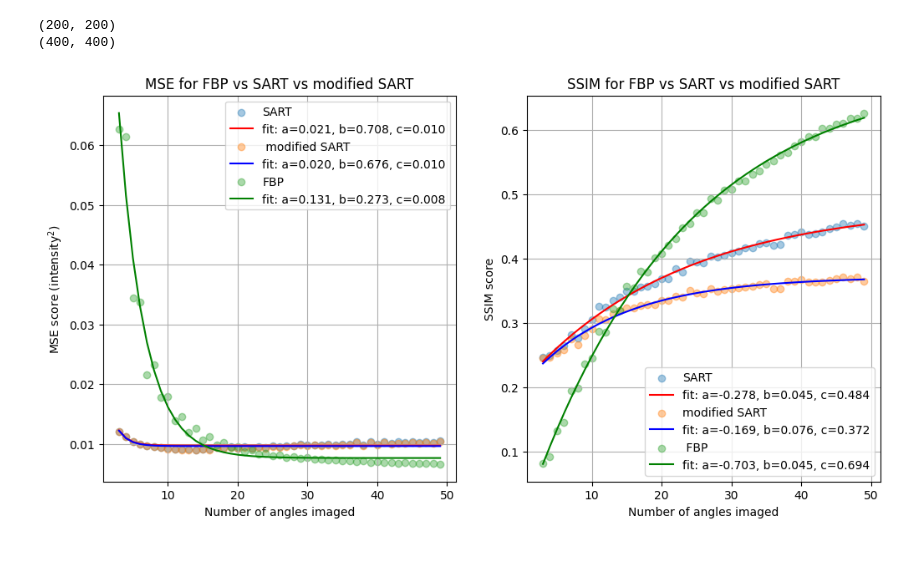
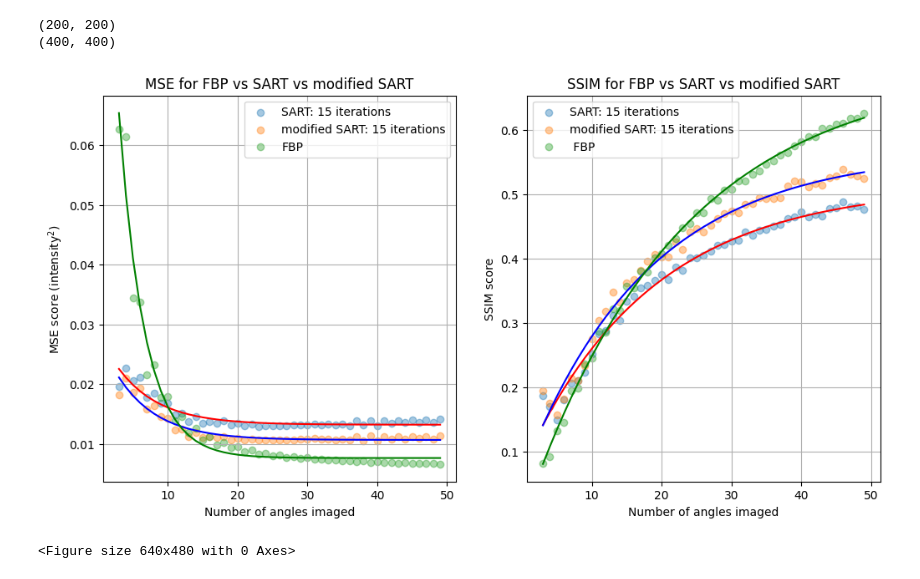
Before and after one commit to msmith693/tomography, a Jupyter notebook: notebook/main_notebook.ipynb, the cells around one changed output. Cells and saved outputs as stored; diff of their text form; code cells hidden in the pictures.

```diff
--- a/torus_simulation.ipynb
+++ b/notebook/main_notebook.ipynb
@@ -427,28 +446,10 @@ print(image.shape)
 # %%
 num_projections = generate_num_projections(10)
 
-
-def calculate_mse(original_image, reconstructed_image):
-    return np.mean((original_image - reconstructed_image) ** 2)
-
-
-def calculate_ssim(original_image, reconstructed_image):
-    return ssim(
-        original_image,
-        reconstructed_image,
-        data_range=original_image.max() - original_image.min(),
-    )  # NOTE: Does data range vary between original and reconstrcted images?
-
-
-# NOTE different images, clean this up
-
-image = torus_image[:, :, 100]
-image = shepp_logan_phantom()
-# downsampling shepp logan phantom image
-image = resize(image, (image.shape[0] // 2, image.shape[1] // 2), anti_aliasing=True)
 image = io.imread("images/cells.tif")[32, :, :]
 # downsampling cells image
 image = resize(image, (image.shape[0] // 2, image.shape[1] // 2), anti_aliasing=True)
+iterations = 15
 
 num_desired_slices = np.arange(3, 50, step=1)
 mse_fbp = []
@@ -462,10 +463,12 @@ for i in num_desired_slices:
     reconstruction_fbp = iradon(sparse_sinogram)
     mse_fbp.append(calculate_mse(image, reconstruction_fbp))
     ssim_fbp.append(calculate_ssim(image, reconstruction_fbp))
-    reconstruction_sart = iradon_sart(sparse_sinogram)
+    reconstruction_sart = iterative_sart(sparse_sinogram, iterations=iterations)
     mse_sart.append(calculate_mse(image, reconstruction_sart))
     ssim_sart.append(calculate_ssim(image, reconstruction_sart))
-    reconstruction_modified_sart = modified_sart_plus_tv(sparse_sinogram, weight=0.01)
+    reconstruction_modified_sart = modified_sart_plus_tv(
+        sparse_sinogram, weight=0.01, iterations=iterations
+    )
     mse_modified_sart.append(calculate_mse(image, reconstruction_modified_sart))
     ssim_modified_sart.append(calculate_ssim(image, reconstruction_modified_sart))
 
@@ -482,25 +485,33 @@ ax1.set_ylabel("MSE score (intensity$^2$)")
 ax1.grid()
 
 # plot SART MSE vals
-ax1.scatter(num_desired_slices, mse_sart, label="SART", alpha=0.4)
+ax1.scatter(
+    num_desired_slices,
+    mse_sart,
+    label="SART: " + str(iterations) + " iterations",
+    alpha=0.4,
+)
 
 popt, pcov = curve_fit(func, num_desired_slices, mse_sart, p0=[1, 0.5, 0])
 ax1.plot(
     num_desired_slices,
     func(num_desired_slices, *popt),
     "r-",
-    label="fit: a=%5.3f, b=%5.3f, c=%5.3f" % tuple(popt),
     color="red",
 )
 
 # plot modified SART MSE vals
-ax1.scatter(num_desired_slices, mse_modified_sart, label=" modified SART", alpha=0.4)
+ax1.scatter(
+    num_desired_slices,
+    mse_modified_sart,
+    label="modified SART: " + str(iterations) + " iterations",
+    alpha=0.4,
+)
 popt, pcov = curve_fit(func, num_desired_slices, mse_modified_sart, p0=[1, 0.5, 0])
 ax1.plot(
     num_desired_slices,
     func(num_desired_slices, *popt),
     "r-",
-    label="fit: a=%5.3f, b=%5.3f, c=%5.3f" % tuple(popt),
     color="blue",
 )
 
@@ -511,7 +522,6 @@ ax1.plot(
     num_desired_slices,
     func(num_desired_slices, *popt),
     "r-",
-    label="fit: a=%5.3f, b=%5.3f, c=%5.3f" % tuple(popt),
     color="green",
 )
 
@@ -521,43 +531,52 @@ ax2.set_ylabel("SSIM score")
 ax2.grid()
 
 # plot SART SSIM vals
-ax2.scatter(num_desired_slices, ssim_sart, label="SART", alpha=0.4)
+ax2.scatter(
+    num_desired_slices,
+    ssim_sart,
+    label="SART: " + str(iterations) + " iterations",
+    alpha=0.4,
+)
 popt, pcov = curve_fit(func, num_desired_slices, ssim_sart, p0=[-1, 0.5, 1])
 ax2.plot(
     num_desired_slices,
     func(num_desired_slices, *popt),
     "r-",
-    label="fit: a=%5.3f, b=%5.3f, c=%5.3f" % tuple(popt),
     color="red",
 )
 
 # plot modified SART SSIM vals
-ax2.scatter(num_desired_slices, ssim_modified_sart, label="modified SART", alpha=0.4)
+ax2.scatter(
+    num_desired_slices,
+    ssim_modified_sart,
+    label="modified SART: " + str(iterations) + " iterations",
+    alpha=0.4,
+)
 popt, pcov = curve_fit(func, num_desired_slices, ssim_modified_sart, p0=[-1, 0.5, 1])
 ax2.plot(
     num_desired_slices,
     func(num_desired_slices, *popt),
     "r-",
-    label="fit: a=%5.3f, b=%5.3f, c=%5.3f" % tuple(popt),
     color="blue",
 )
 
 ax2.scatter(num_desired_slices, ssim_fbp, label=" FBP", alpha=0.4)
 
 popt, pcov = curve_fit(func, num_desired_slices, ssim_fbp, p0=[-1, 0.5, 1])
 ax2.plot(
     num_desired_slices,
     func(num_desired_slices, *popt),
     "r-",
-    label="fit: a=%5.3f, b=%5.3f, c=%5.3f" % tuple(popt),
     color="green",
 )
 
 ax1.legend()
 ax2.legend()
+plt.savefig("mse-versus-ssim")
 plt.show()
 # %% [output]
-[figure, old version]
+[figure, new version]
+<Figure size 640x480 with 0 Axes>
 # %%
 image = io.imread("images/cells.tif")[32, :, :]
 # downsampling cells image
```
Also changed, not shown: parts of 10 cells of this notebook, 2 other files.
